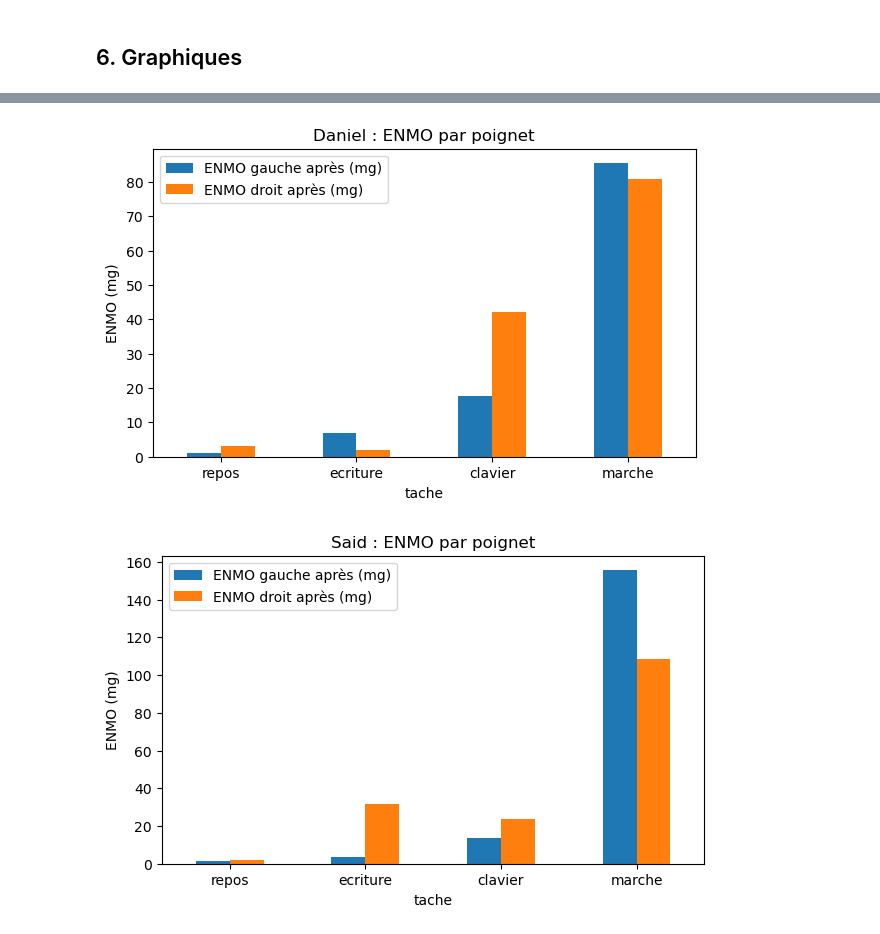
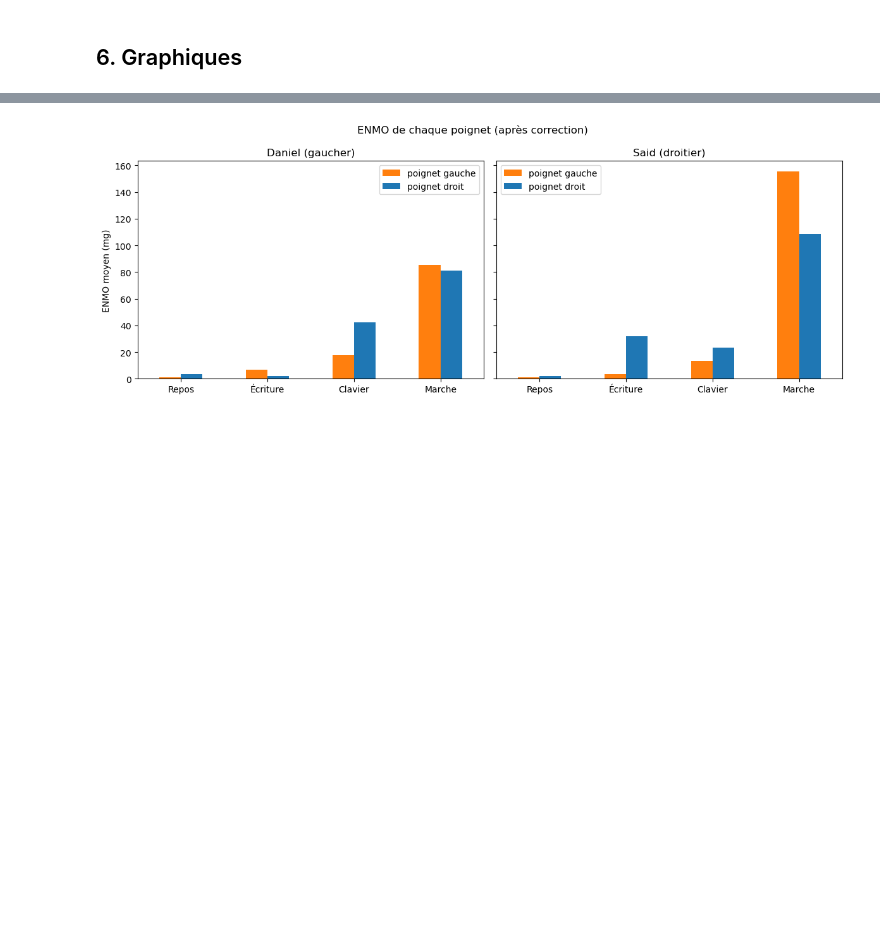
Before and after one commit to Rosy6137/Projet-ENMO, a Jupyter notebook: main.ipynb, the cells around one changed output, grey strips where cells are left out. Cells and saved outputs as stored; diff of their text form; code cells hidden in the pictures; blank space fills up the shorter version.

```diff
--- a/main.ipynb
+++ b/main.ipynb
@@ -32,7 +82,7 @@ def charger(fichier):
     df = pd.read_csv(fichier, header=None, names=["temps", "x", "y", "z"])
     df["temps"] = pd.to_datetime(df["temps"])
     df["heure"] = df["temps"].dt.strftime("%H:%M")    # ex : "14:36"
-    df["norme"] = (df["x"]**2 + df["y"]**2 + df["z"]**2) ** 0.5
+    df["norme"] = norme(df["x"], df["y"], df["z"])
     return df
 
 # Les 4 fichiers : un par participant et par poignet
@@ -140,4 +286,5 @@ On enlève 1 g pour retirer la gravité : il ne reste que l'accélération due a
 # %%
-for df in donnees.values():
-    df["enmo_brut"] = (df["norme"] - 1).clip(lower=0) * 1000          # sans correction
-    df["enmo"] = (df["norme_corrigee"] - 1).clip(lower=0) * 1000      # avec correction
+for (participant, cote), df in donnees.items():
+    df["enmo_brut"] = enmo(df["norme"])            # sans correction
+    df["enmo"] = enmo(df["norme_corrigee"])        # avec correction
+    verifier(df["enmo"].min() >= 0, f"{participant} {cote} : ENMO jamais négatif")
@@ -208,14 +410,19 @@ plt.show()
 # %%
-# Effet de la correction : indice avant et après, pour chaque participant
+# Effet de la correction : indice sans et avec correction, pour chaque participant
 fig, axes = plt.subplots(1, 2, figsize=(12, 4.5), sharey=True)
 for ax, participant in zip(axes, ["Daniel", "Said"]):
-    tableau = resultats[resultats["participant"] == participant].set_index("tache")
-    tableau[["indice avant", "indice après"]].plot.bar(ax=ax, rot=0, color=["tab:gray", "tab:green"])
+    t = resultats[resultats["participant"] == participant].set_index("tache")
+    t = t[["indice sans correction", "indice"]]
+    t = t.rename(columns={"indice sans correction": "sans correction", "indice": "avec correction"})
+    t.plot.bar(ax=ax, rot=0, color=["silver", "dimgray"])   # la légende prend le nom des colonnes
     ax.axhline(0, color="black", linewidth=0.8)
+    ax.set_xticklabels(noms_taches)
+    ax.set_xlabel("")
     ax.set_ylim(-1, 1)
-    ax.set_title(participant)
+    ax.set_title(f"{participant} ({lateralite[participant]})")
 axes[0].set_ylabel("Indice d'asymétrie")
 fig.suptitle("Indice avant et après la correction de calibration")
-plt.savefig("figures/avant_apres_correction.png", dpi=150)
+fig.tight_layout()
+enregistrer(fig, "avant_apres_correction")
 plt.show()
 # %% [output]
@@ -223,12 +430,18 @@ plt.show()
 # %%
 # ENMO de chaque poignet après correction, pour chaque participant
-for participant in ["Daniel", "Said"]:
-    tableau = resultats[resultats["participant"] == participant].set_index("tache")
-    ax = tableau[["ENMO gauche après (mg)", "ENMO droit après (mg)"]].plot.bar(figsize=(7, 4), rot=0)
-    ax.set_ylabel("ENMO (mg)")
-    ax.set_title(f"{participant} : ENMO par poignet")
-    plt.savefig(f"figures/enmo_{participant}.png", dpi=150)
-    plt.show()
+fig, axes = plt.subplots(1, 2, figsize=(12, 4.5), sharey=True)
+for ax, participant in zip(axes, ["Daniel", "Said"]):
+    t = resultats[resultats["participant"] == participant].set_index("tache")
+    t = t[["ENMO gauche (mg)", "ENMO droit (mg)"]]
+    t = t.rename(columns={"ENMO gauche (mg)": "poignet gauche", "ENMO droit (mg)": "poignet droit"})
+    t.plot.bar(ax=ax, rot=0, color=[couleur_cote["gauche"], couleur_cote["droite"]])
+    ax.set_xticklabels(noms_taches)
+    ax.set_xlabel("")
+    ax.set_title(f"{participant} ({lateralite[participant]})")
+axes[0].set_ylabel("ENMO moyen (mg)")
+fig.suptitle("ENMO de chaque poignet (après correction)")
+fig.tight_layout()
+enregistrer(fig, "enmo_par_poignet")
+plt.show()
 # %% [output]
-[figure, old version]
+[figure, new version]
-[figure, removed]
```
Also changed, not shown: parts of 40 cells of this notebook, 24 other files.
